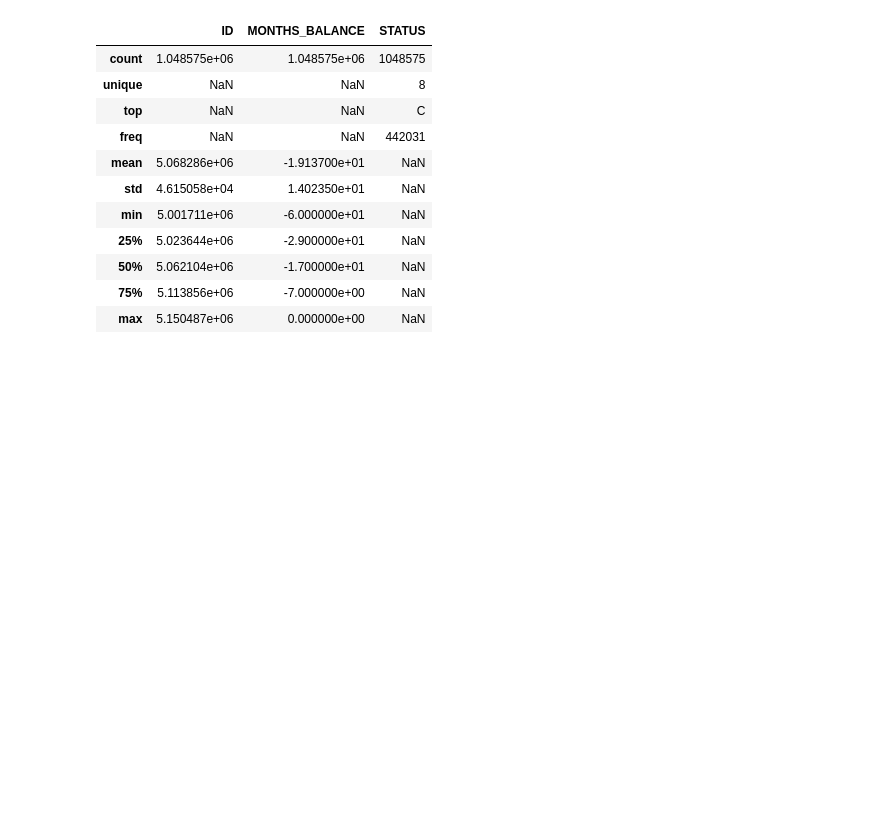
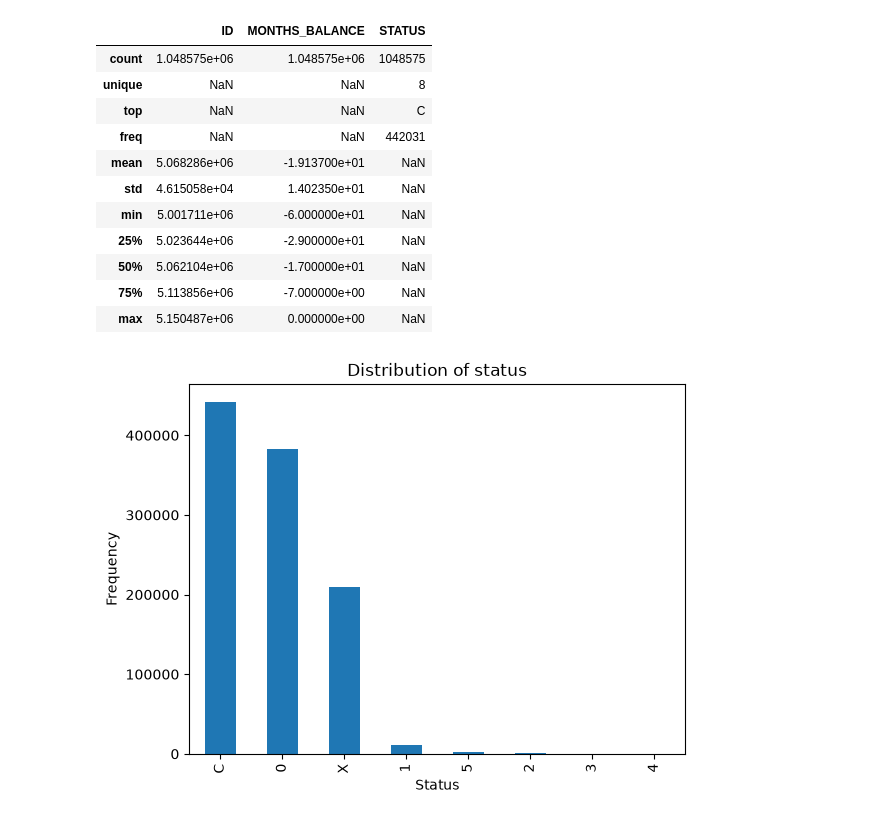
Before and after one commit to DGT-INT/credit_card_approvals_study, a Jupyter notebook: exploratory_data_analysis.ipynb, the cells around one changed output. Drawn from its saved outputs; the diff is of its cells as text; code cells hidden in the pictures; blank space fills up the shorter version.

Commit message:
histogram

```diff
--- a/exploratory_data_analysis.ipynb
+++ b/exploratory_data_analysis.ipynb
@@ -67,4 +67,11 @@ credit_data.describe(include="all")
 # %%
 import matplotlib.pyplot as plt
 
-plt.bar(credit_data["STATUS"])
+credit_data["STATUS"].value_counts().plot(kind="bar")
+
+plt.xlabel("Status")
+plt.ylabel("Frequency")
+plt.title("Distribution of status")
+plt.show()
+# %% [output]
+[figure, added]
```
Also changed, not shown: parts of 1 cell of this notebook.
